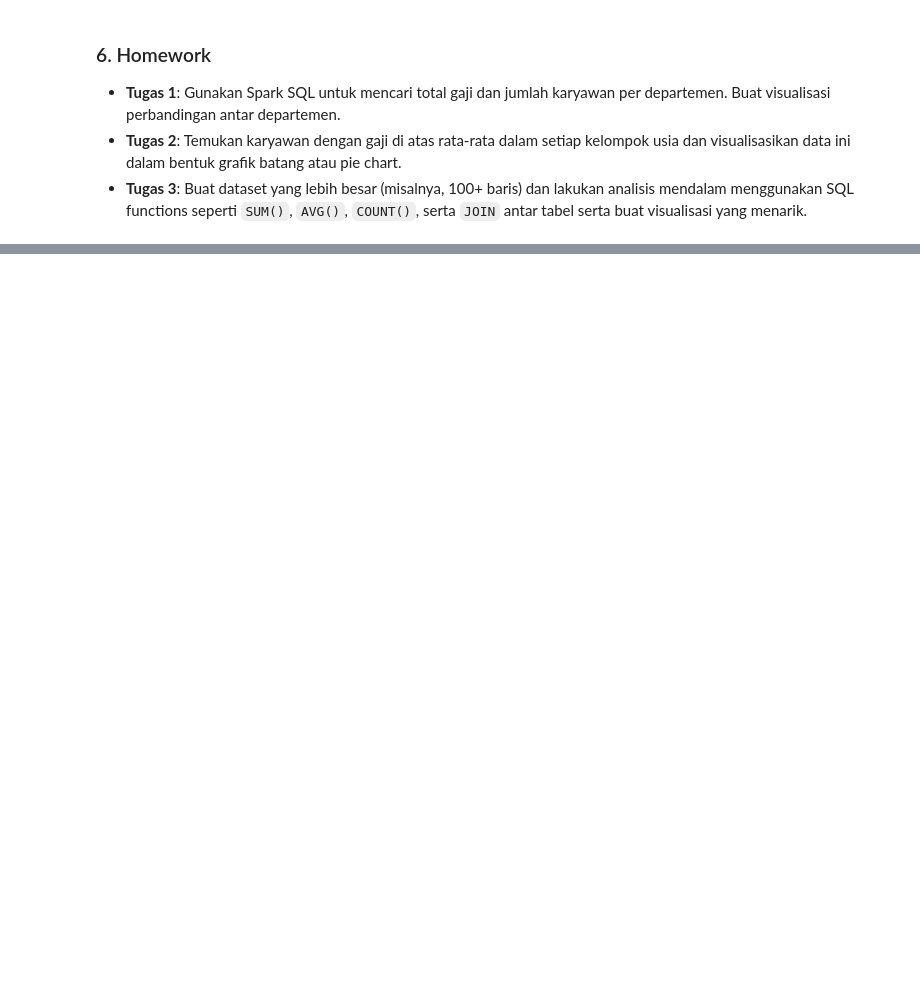
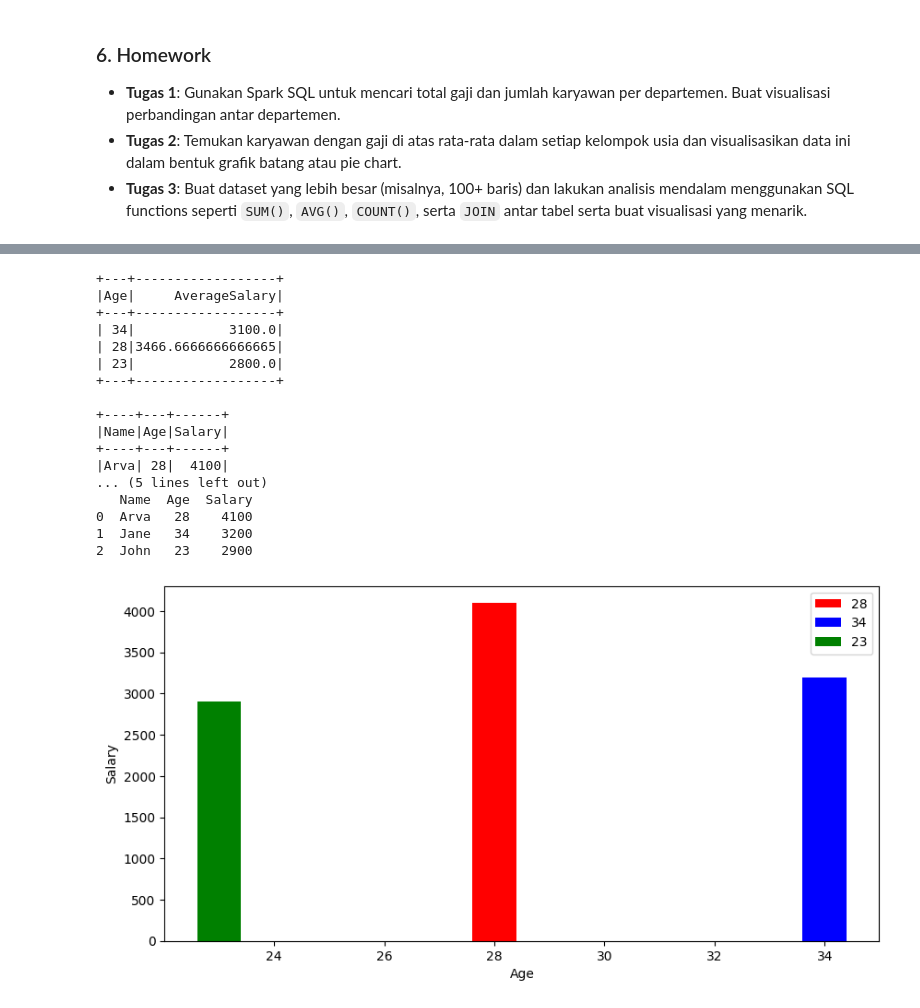
Before and after one commit to stanislausarvaa/Praktikum-Big-Data, a Jupyter notebook: Copy_of_Hands_On_Pertemuan_9.ipynb, the cells around one changed output, grey strips where cells are left out. Saved outputs shown, nothing was run; the diff lists cells and outputs as text; code cells hidden in the pictures; blank space fills up the shorter version.

```diff
--- a/Copy_of_Hands_On_Pertemuan_9.ipynb
+++ b/Copy_of_Hands_On_Pertemuan_9.ipynb
@@ -303,0 +204,72 @@ NameError: name 'spark' is not defined
+# %%
+employees = spark.createDataFrame([
+    ('Popo', 34, 'M', 3000, 1),
+    ('Arva', 28, 'F', 4100, 2),
+    ('Komad', 23, 'M', 2700, 1),
+    ('John', 23, 'M', 2900, 2),
+    ('Budi', 28, 'M', 3300, 2),
+    ('Jess', 28, 'F', 3000, 1),
+    ('Jane', 34, 'F', 3200, 1)
+], ['Name', 'Age', 'Gender', 'Salary', 'DeptId'])
+departments = spark.createDataFrame([
+    (1, 'HR'),
+    (2, 'Marketing')
+], ['DeptId', 'DeptName'])
+projects = spark.createDataFrame([
+    (1, 'Project A'),
+    (2, 'Project B')
+], ['DeptId', 'ProjectName'])
+employees.createOrReplaceTempView('employees')
+departments.createOrReplaceTempView('departments')
+projects.createOrReplaceTempView('projects')
+
+avg_salary_by_age = spark.sql("""
+    SELECT Age, AVG(Salary) AS AverageSalary
+    FROM employees
+    GROUP BY Age
+    """)
+avg_salary_by_age.createOrReplaceTempView('avg_salary_by_age')
+avg_salary_by_age.show()
+
+above_avg_employees = spark.sql("""
+    SELECT e.Name, e.Age, e.Salary
+    FROM employees e
+    JOIN avg_salary_by_age a ON e.Age = a.Age
+    WHERE e.Salary > a.AverageSalary
+    """)
+above_avg_employees.createOrReplaceTempView('above_avg_employees')
+above_avg_employees.show()
+
+above_avg_employees_pd = above_avg_employees.toPandas()
+
+print("above_avg_employees_pd:")
+print(above_avg_employees_pd)
+
+import matplotlib.pyplot as plt
+%matplotlib inline
+
+plt.figure(figsize=(10, 5))
+plt.bar(above_avg_employees_pd['Age'], above_avg_employees_pd['Salary'],label=above_avg_employees_pd['Age'], color=['red','blue','green'])
+plt.xlabel('Age')
+plt.ylabel('Salary')
+plt.legend()
+plt.show()
+# %% [output]
++---+------------------+
+|Age|     AverageSalary|
++---+------------------+
+| 34|            3100.0|
+| 28|3466.6666666666665|
+| 23|            2800.0|
++---+------------------+
+
++----+---+------+
+|Name|Age|Salary|
++----+---+------+
+|Arva| 28|  4100|
+... (5 lines left out)
+   Name  Age  Salary
+0  Arva   28    4100
+1  Jane   34    3200
+2  John   23    2900
+[figure, added]
```
Also changed, not shown: parts of 14 cells of this notebook.
